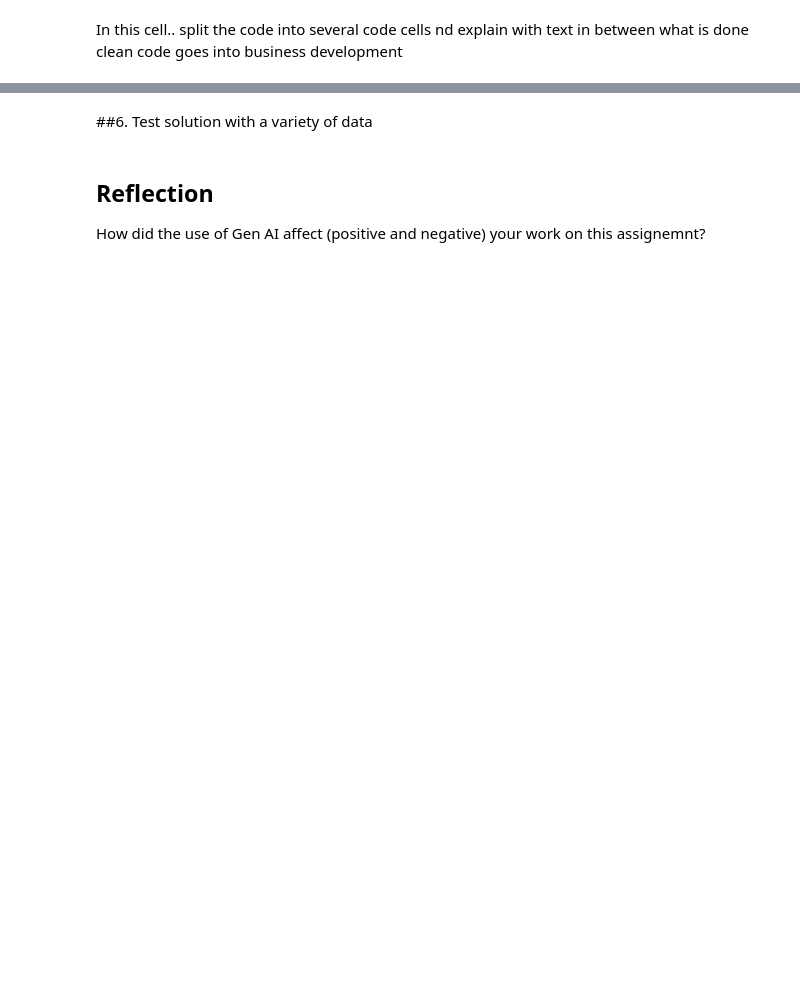
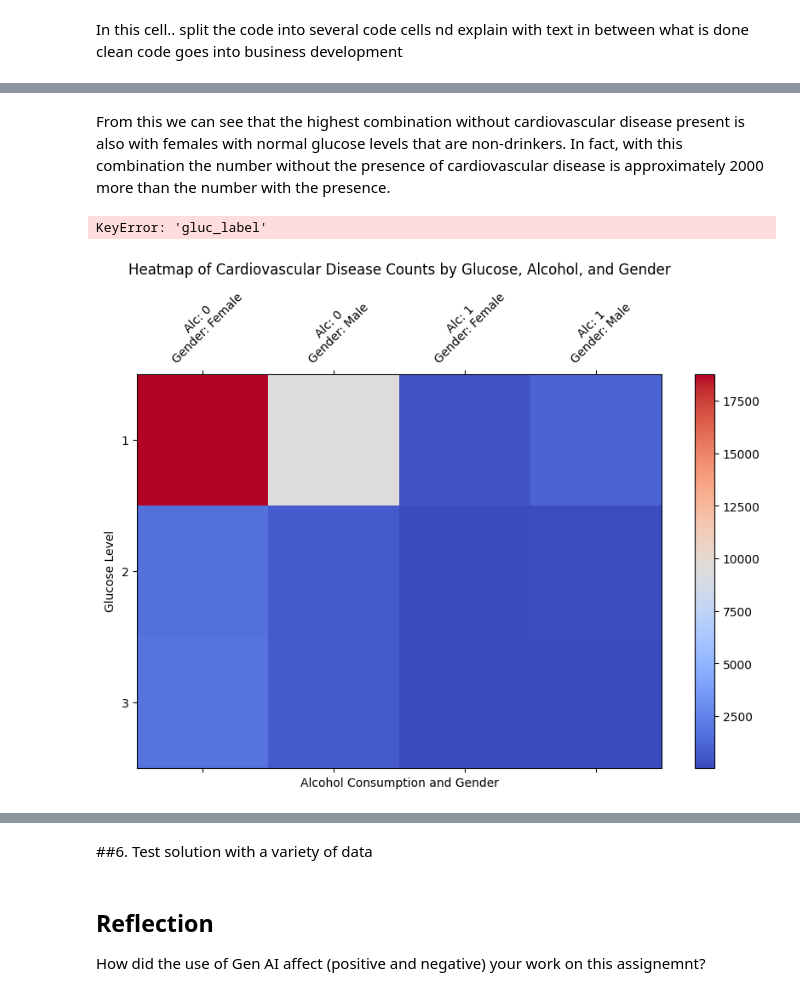
Before and after one commit to monikabuss/ISYS5002-2024-semester2, a Jupyter notebook: Code_Development_Colab.ipynb, the cells around one changed output, grey strips where cells are left out. Saved outputs shown, nothing was run; the diff lists cells and outputs as text; code cells hidden in the pictures; blank space fills up the shorter version.

```diff
--- a/Code_Development_Colab.ipynb
+++ b/Code_Development_Colab.ipynb
@@ -557,0 +1066,6 @@ conn.close()
+# %%
+# Create a new column 'gender_label' with the mapped values
+med_ex_df['gender_label'] = med_ex_df['gender'].map({1: 'Female', 2: 'Male'})
+
+# Verify the new column
+print(med_ex_df[['gender', 'gender_label']].head())  # Display first few rows to check
@@ -557,0 +1177,12 @@ conn.close()
+# %%
+
+# counting the number of each combination where cardiovascular disease is not present
+
+# Group by 'gluc', 'alco', 'gender_label', and 'cardio', then count the occurrences
+grouped = med_ex_df.groupby(['gluc', 'alco', 'gender_label', 'cardio']).size().reset_index(name='count')
+
+# Filter to show only rows where cardio = 1
+grouped_cardio_1 = grouped[grouped['cardio'] == 0]
+
+# Display the result
+print(grouped_cardio_1)
@@ -557,0 +1203,51 @@ conn.close()
+# %% [markdown]
+From this we can see that the highest combination without cardiovascular disease present is also with females with normal glucose levels that are non-drinkers. In fact, with this combination the number without the presence of cardiovascular disease is approximately 2000 more than the number with the presence.
+# %%
+import matplotlib.pyplot as plt
+import pandas as pd
+
+
+
+# Pivot data for stacked bar chart
+pivot_table = grouped.pivot_table(index=['gluc_label', 'alco_label'], columns='gender_label', values='count')
+
+# Plot stacked bar chart
+pivot_table.plot(kind='bar', stacked=True, figsize=(10, 6))
+plt.title('Cardiovascular Disease by Glucose Level, Alcohol Consumption, and Gender')
+plt.xlabel('Glucose Level and Alcohol Consumption (0=Non-Drinker, 1=Drinker)')
+plt.ylabel('Count of Individuals with Cardiovascular Disease')
+plt.xticks(rotation=0)
+plt.legend(title='Gender')
+plt.show()
+# %% [output]
+KeyError: 'gluc_label'
+# %%
+import matplotlib.pyplot as plt
+import pandas as pd
+import numpy as np
+
+# Assuming 'df_grouped' is your grouped data
+
+# Prepare data for heatmap
+heatmap_data = grouped.pivot_table(index='gluc', columns=['alco', 'gender_label'], values='count').fillna(0)
+
+# Plot heatmap
+fig, ax = plt.subplots(figsize=(10, 6))
+cax = ax.matshow(heatmap_data, cmap='coolwarm')
+
+# Add color bar
+fig.colorbar(cax)
+
+# Set labels
+ax.set_xticks(np.arange(len(heatmap_data.columns)))
+ax.set_xticklabels([f"Alc: {alco}\nGender: {gender}" for alco, gender in heatmap_data.columns], rotation=45)
+ax.set_yticks(np.arange(len(heatmap_data.index)))
+ax.set_yticklabels(heatmap_data.index)
+
+plt.title('Heatmap of Cardiovascular Disease Counts by Glucose, Alcohol, and Gender')
+plt.xlabel('Alcohol Consumption and Gender')
+plt.ylabel('Glucose Level')
+
+plt.show()
+# %% [output]
+[figure, added]
```
Also changed, not shown: parts of 98 cells of this notebook.
